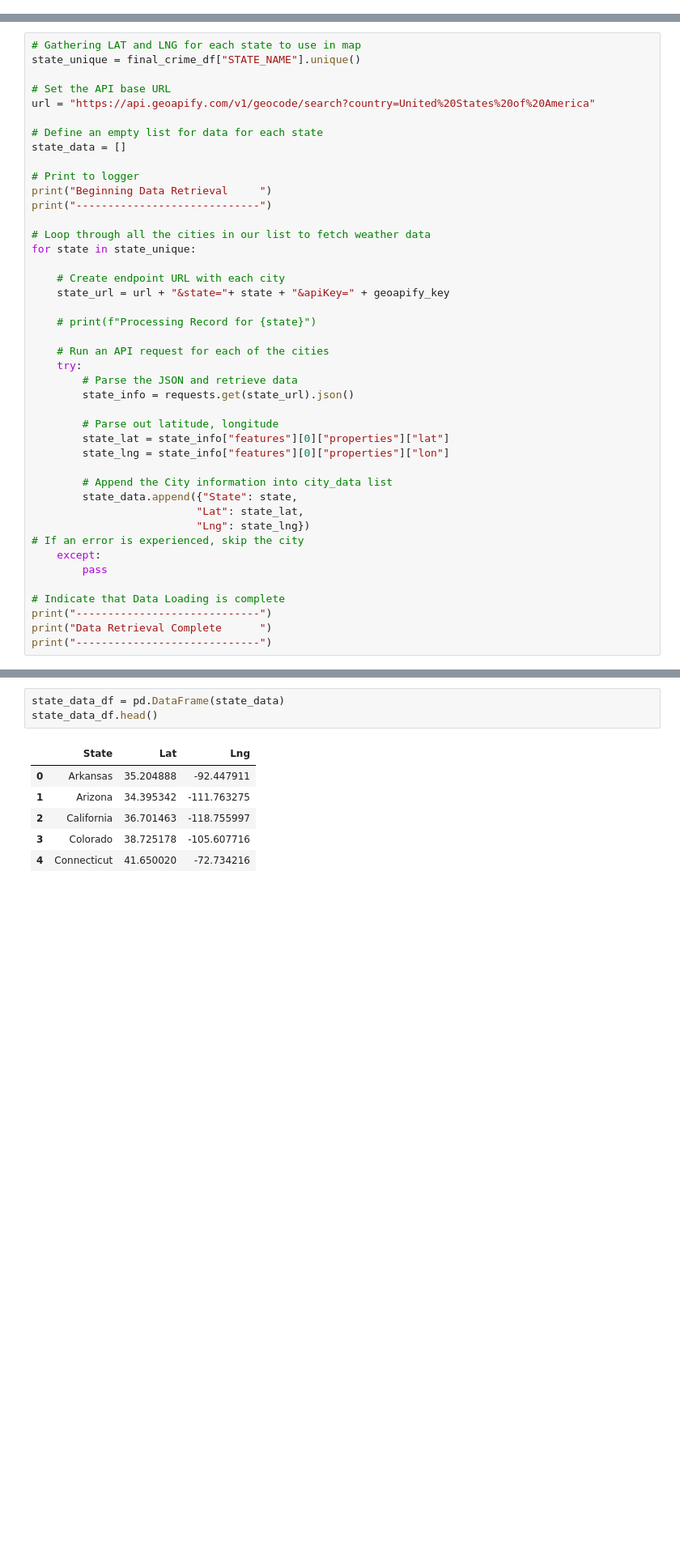
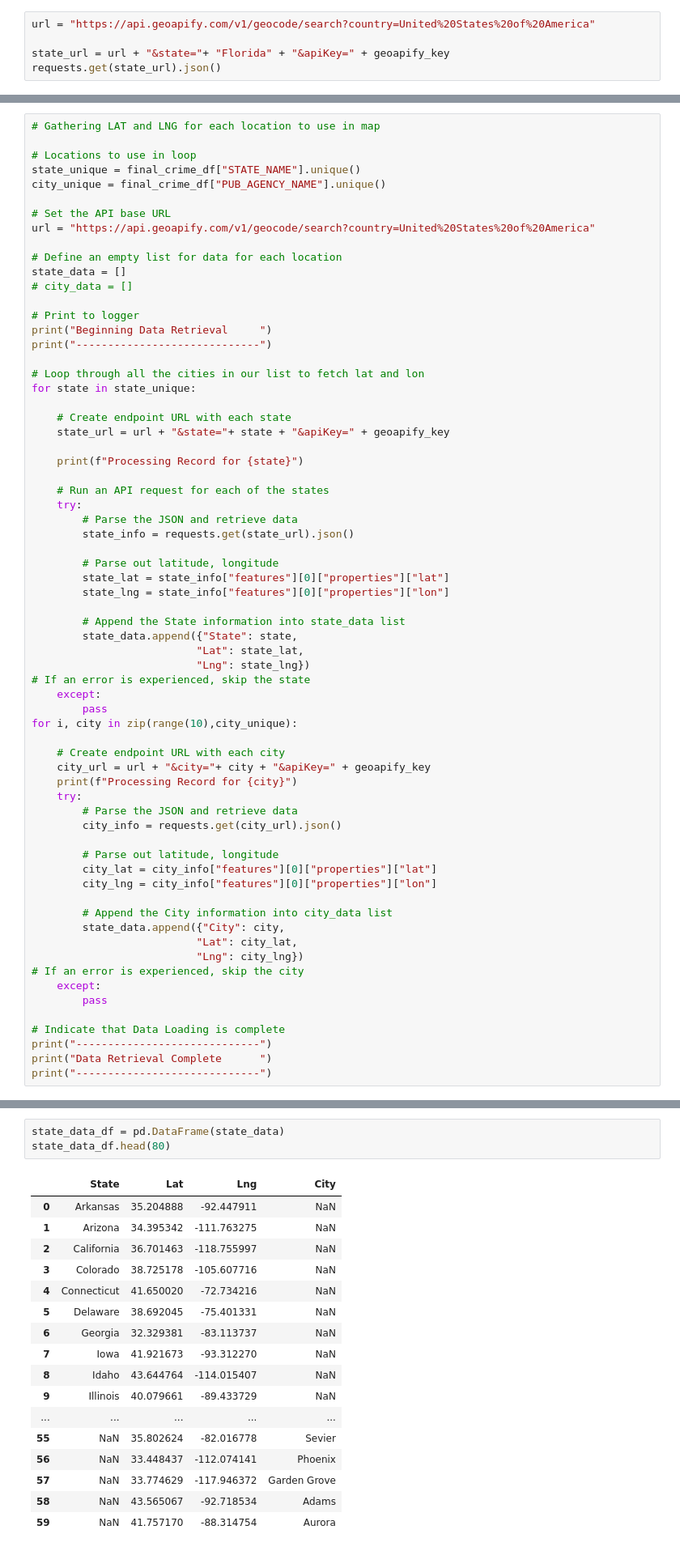
Before and after one commit to C-Johnson83/Group3, a Jupyter notebook: Project code/crime_data.ipynb, the cells around one changed output, grey strips where cells are left out. Shown at 81% size. Cells and saved outputs as stored; diff of their text form; blank space fills up the shorter version.

Commit message:
City loops

```diff
--- a/Project code/crime_data.ipynb
+++ b/Project code/crime_data.ipynb
@@ -177,3 +194,8 @@ plt.xticks(x, rotation='vertical')
 plt.show()
 # %% [output]
 [figure]
+# %%
+url = "https://api.geoapify.com/v1/geocode/search?country=United%20States%20of%20America"
+
+state_url = url + "&state="+ "Florida" + "&apiKey=" + geoapify_key
+requests.get(state_url).json()
@@ -180,26 +241,30 @@ plt.show()
 # %%
-# Gathering LAT and LNG for each state to use in map
+# Gathering LAT and LNG for each location to use in map
+
+# Locations to use in loop
 state_unique = final_crime_df["STATE_NAME"].unique()
+city_unique = final_crime_df["PUB_AGENCY_NAME"].unique()
 
 # Set the API base URL
 url = "https://api.geoapify.com/v1/geocode/search?country=United%20States%20of%20America"
 
-# Define an empty list for data for each state
+# Define an empty list for data for each location
 state_data = []
+# city_data = []
 
 # Print to logger
 print("Beginning Data Retrieval     ")
 print("-----------------------------")
 
-# Loop through all the cities in our list to fetch weather data
+# Loop through all the cities in our list to fetch lat and lon
 for state in state_unique:
 
-    # Create endpoint URL with each city
+    # Create endpoint URL with each state
     state_url = url + "&state="+ state + "&apiKey=" + geoapify_key
 
-    # print(f"Processing Record for {state}")
+    print(f"Processing Record for {state}")
 
-    # Run an API request for each of the cities
+    # Run an API request for each of the states
     try:
         # Parse the JSON and retrieve data
         state_info = requests.get(state_url).json()
@@ -208,10 +273,30 @@ for state in state_unique:
         state_lat = state_info["features"][0]["properties"]["lat"]
         state_lng = state_info["features"][0]["properties"]["lon"]
 
-        # Append the City information into city_data list
+        # Append the State information into state_data list
         state_data.append({"State": state,
                           "Lat": state_lat,
                           "Lng": state_lng})
+# If an error is experienced, skip the state
+    except:
+        pass
+for i, city in zip(range(10),city_unique):
+
+    # Create endpoint URL with each city
+    city_url = url + "&city="+ city + "&apiKey=" + geoapify_key
+    print(f"Processing Record for {city}")
+    try:
+        # Parse the JSON and retrieve data
+        city_info = requests.get(city_url).json()
+
+        # Parse out latitude, longitude
+        city_lat = city_info["features"][0]["properties"]["lat"]
+        city_lng = city_info["features"][0]["properties"]["lon"]
+
+        # Append the City information into city_data list
+        state_data.append({"City": city,
+                          "Lat": city_lat,
+                          "Lng": city_lng})
 # If an error is experienced, skip the city
     except:
         pass
@@ -229,13 +346,24 @@ Data Retrieval Complete
 # %%
 state_data_df = pd.DataFrame(state_data)
-state_data_df.head()
+state_data_df.head(80)
 # %% [output]
-|  | State | Lat | Lng |
-| 0 | Arkansas | 35.204888 | -92.447911 |
-| 1 | Arizona | 34.395342 | -111.763275 |
-| 2 | California | 36.701463 | -118.755997 |
-| 3 | Colorado | 38.725178 | -105.607716 |
-| 4 | Connecticut | 41.650020 | -72.734216 |
+|  | State | Lat | Lng | City |
+| 0 | Arkansas | 35.204888 | -92.447911 | NaN |
+| 1 | Arizona | 34.395342 | -111.763275 | NaN |
+| 2 | California | 36.701463 | -118.755997 | NaN |
+| 3 | Colorado | 38.725178 | -105.607716 | NaN |
+| 4 | Connecticut | 41.650020 | -72.734216 | NaN |
+| 5 | Delaware | 38.692045 | -75.401331 | NaN |
+| 6 | Georgia | 32.329381 | -83.113737 | NaN |
+| 7 | Iowa | 41.921673 | -93.312270 | NaN |
+| 8 | Idaho | 43.644764 | -114.015407 | NaN |
+| 9 | Illinois | 40.079661 | -89.433729 | NaN |
+| ... | ... | ... | ... | ... |
+| 55 | NaN | 35.802624 | -82.016778 | Sevier |
+| 56 | NaN | 33.448437 | -112.074141 | Phoenix |
+| 57 | NaN | 33.774629 | -117.946372 | Garden Grove |
+| 58 | NaN | 43.565067 | -92.718534 | Adams |
+| 59 | NaN | 41.757170 | -88.314754 | Aurora |
 # %%
 # Showing top 10 offenses
 offense_count = final_crime_df["OFFENSE_NAME"].value_counts().nlargest(10)
```
Also changed, not shown: parts of 9 cells of this notebook.
